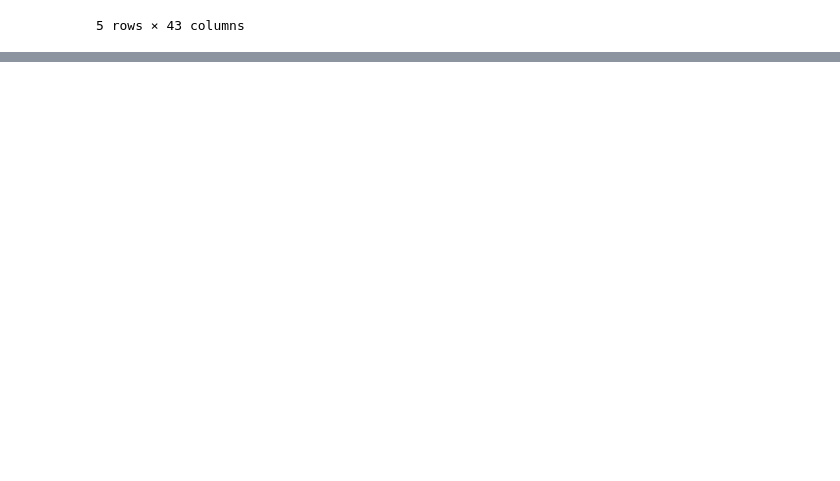
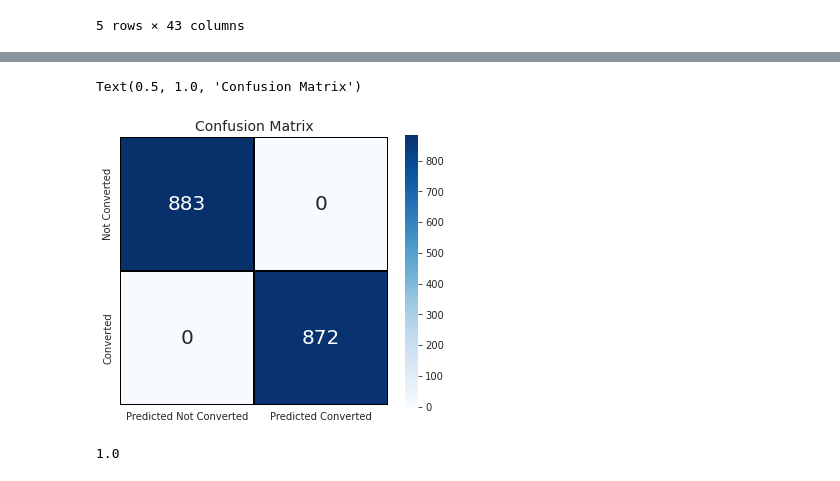
Before and after one commit to stefano2211/RepositorioDataScienceProjects, a Jupyter notebook: HandDigitalScore.ipynb, the cells around one changed output, grey strips where cells are left out. Drawn from its saved outputs; the diff is of its cells as text; code cells hidden in the pictures; blank space fills up the shorter version.

```diff
--- a/HandDigitalScore.ipynb
+++ b/HandDigitalScore.ipynb
@@ -1879,0 +2190,6 @@ Table.head()
+# %%
+from sklearn.model_selection import train_test_split
+from sklearn.linear_model import LogisticRegression
+X_train, X_test, y_train, y_test = train_test_split(x, y, train_size=0.7, test_size=0.3)
+lr = LogisticRegression()
+lr.fit(X_train, y_train)
@@ -1879,0 +2205,3 @@ Table.head()
+# %%
+#We perform probability prediction
+y_train_prob = lr.predict_proba(X_train)[:,1]
@@ -1879,0 +2210,4 @@ Table.head()
+# %%
+y_train_pred_final = pd.DataFrame({'Converted':y_train, 'Converted_prob':y_train_prob})
+y_train_pred_final['Prospect ID'] = y_train.index
+y_train_pred_final.head()
@@ -1879,0 +2221,5 @@ Table.head()
+# %%
+y_train_pred_final['predicted'] = y_train_pred_final.Converted_prob.map(lambda x: 1 if x > 0.5 else 0)
+
+# Let's see the head
+y_train_pred_final.head()
@@ -1879,0 +2233,21 @@ Table.head()
+# %%
+from sklearn import metrics
+
+# Confusion matrix
+confusion = metrics.confusion_matrix(y_train_pred_final.Converted, y_train_pred_final.predicted )
+cm_df = pd.DataFrame(data = confusion)
+plt.figure(figsize = (6,5))
+sns.heatmap(cm_df, fmt='g',
+            yticklabels=['Not Converted', 'Converted'],
+            xticklabels=['Predicted Not Converted', 'Predicted Converted'],
+            annot=True,
+            linewidths=.2,linecolor="k", cmap = "Blues", square=True, annot_kws={"fontsize":20})
+plt.title('Confusion Matrix', fontsize=14)
+# %% [output]
+Text(0.5, 1.0, 'Confusion Matrix')
+[figure, added]
+# %%
+#Accuracy
+print(metrics.accuracy_score(y_train_pred_final.Converted, y_train_pred_final.predicted))
+# %% [output]
+1.0
```
Also changed, not shown: parts of 118 cells of this notebook.
